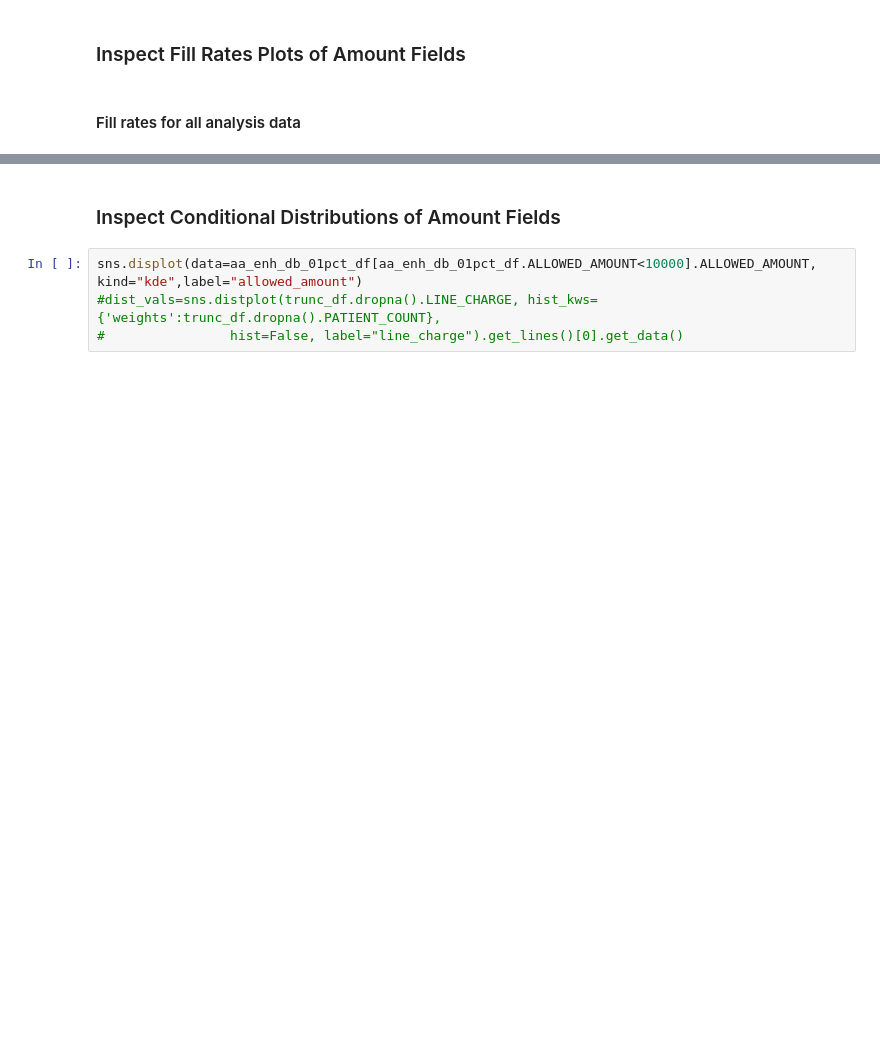
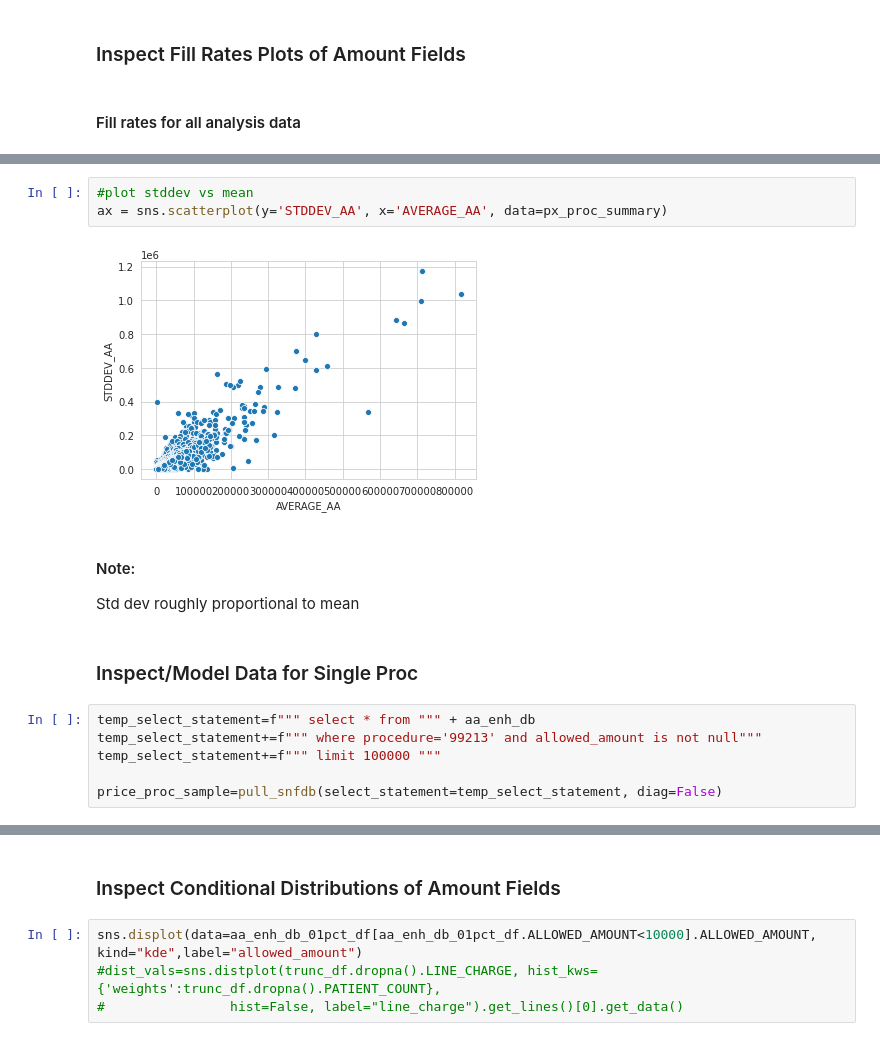
Before and after one commit to komodokamalesh/costofcare, a Jupyter notebook: analysis/Price Data Exploration.ipynb, the cells around one changed output, grey strips where cells are left out. Saved outputs shown, nothing was run; the diff lists cells and outputs as text; blank space fills up the shorter version.

Commit message:
added basic exploratory model

```diff
--- a/analysis/Price Data Exploration.ipynb
+++ b/analysis/Price Data Exploration.ipynb
@@ -262,0 +330,16 @@ pull_snfdb(select_statement=temp_select_statement)
+# %%
+#plot stddev vs mean
+ax = sns.scatterplot(y='STDDEV_AA', x='AVERAGE_AA', data=px_proc_summary)
+# %% [output]
+[figure, added]
+# %% [markdown]
+#### Note:
+Std dev roughly proportional to mean
+# %% [markdown]
+### Inspect/Model Data for Single Proc
+# %%
+temp_select_statement=f""" select * from """ + aa_enh_db
+temp_select_statement+=f""" where procedure='99213' and allowed_amount is not null"""
+temp_select_statement+=f""" limit 100000 """
+
+price_proc_sample=pull_snfdb(select_statement=temp_select_statement, diag=False)
```
Also changed, not shown: parts of 54 cells of this notebook.
